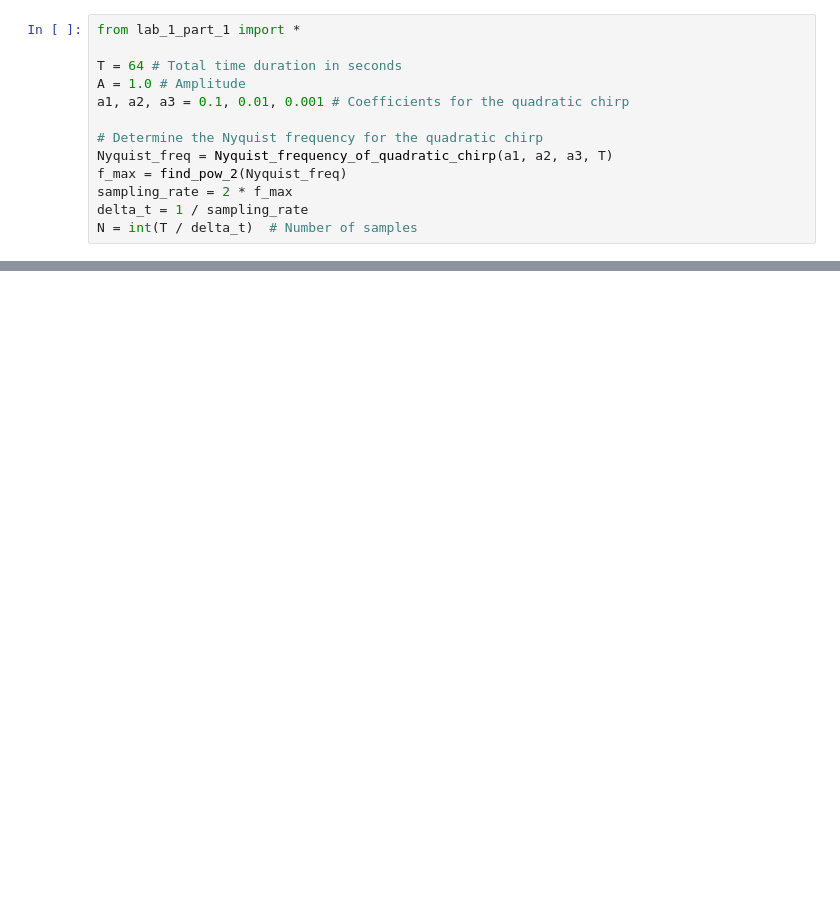
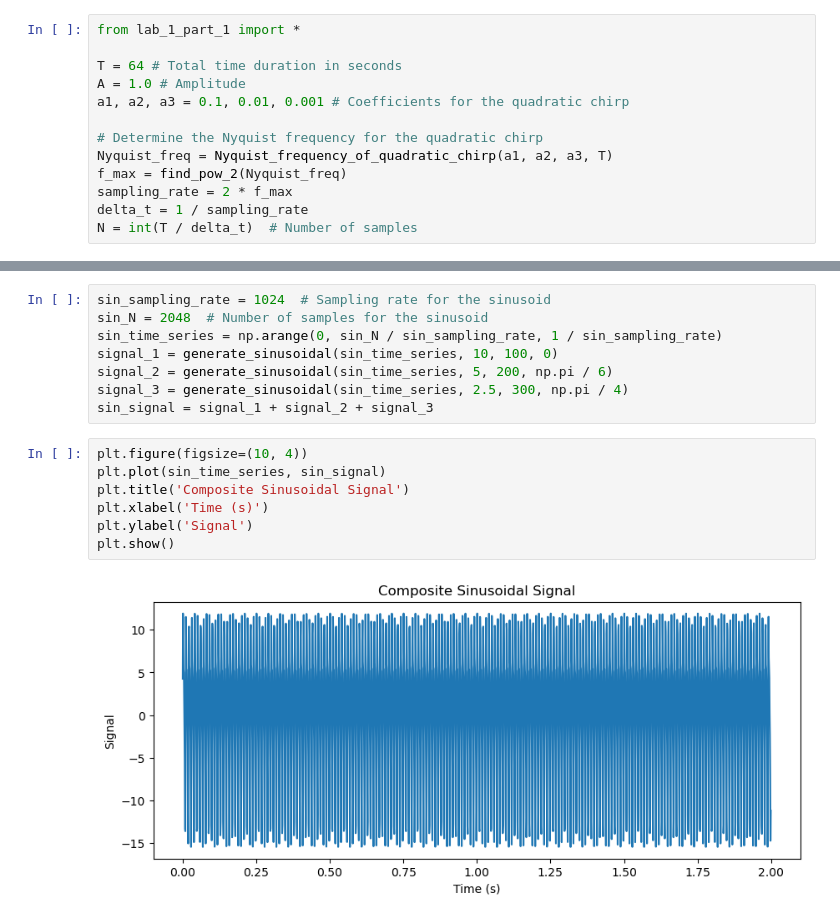
Before and after one commit to ShitongGuo/LZU_lab, a Jupyter notebook: lab_1.ipynb, the cells around one changed output, grey strips where cells are left out. Cells and saved outputs as stored; diff of their text form; blank space fills up the shorter version.

```diff
--- a/lab_1.ipynb
+++ b/lab_1.ipynb
@@ -26,0 +63,17 @@ plt.show()
+# %%
+sin_sampling_rate = 1024  # Sampling rate for the sinusoid
+sin_N = 2048  # Number of samples for the sinusoid
+sin_time_series = np.arange(0, sin_N / sin_sampling_rate, 1 / sin_sampling_rate)
+signal_1 = generate_sinusoidal(sin_time_series, 10, 100, 0)
+signal_2 = generate_sinusoidal(sin_time_series, 5, 200, np.pi / 6)
+signal_3 = generate_sinusoidal(sin_time_series, 2.5, 300, np.pi / 4)
+sin_signal = signal_1 + signal_2 + signal_3
+# %%
+plt.figure(figsize=(10, 4))
+plt.plot(sin_time_series, sin_signal)
+plt.title('Composite Sinusoidal Signal')
+plt.xlabel('Time (s)')
+plt.ylabel('Signal')
+plt.show()
+# %% [output]
+[figure, added]
```
Also changed, not shown: parts of 10 cells of this notebook.
